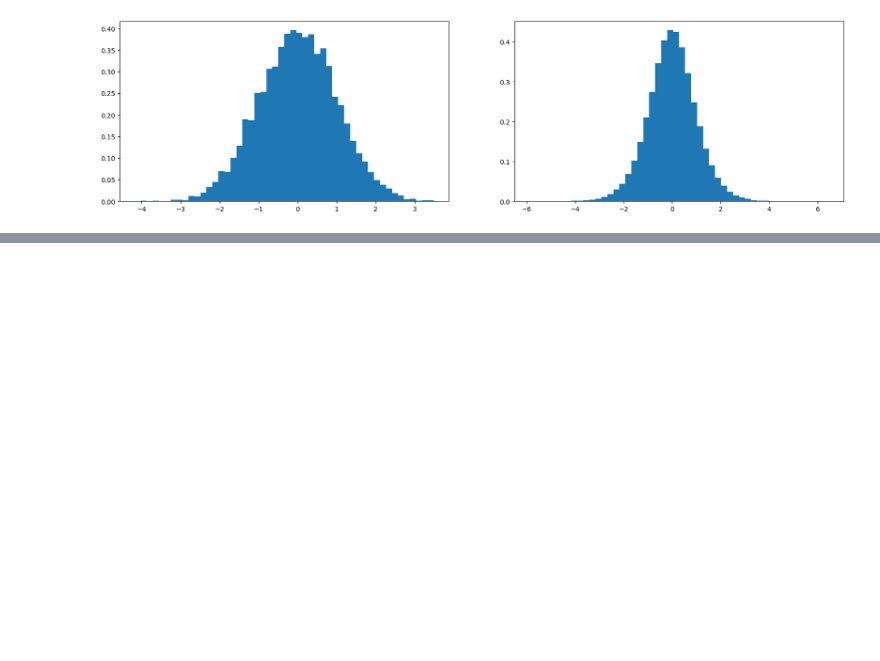
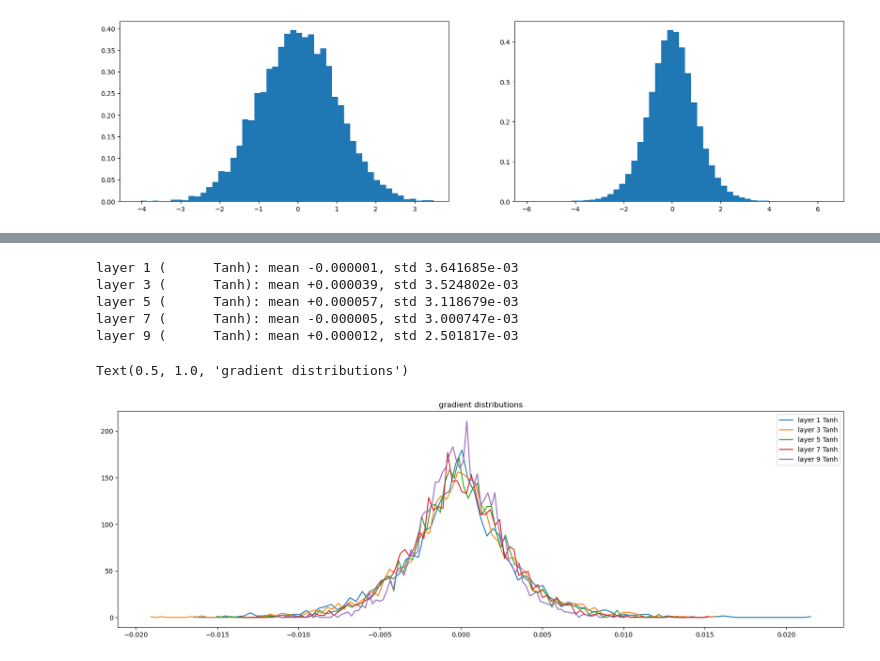
Before and after one commit to MaolinSun32/nn-zero-to-hero-sml, a Jupyter notebook: notebooks/4-th.ipynb, the cells around one changed output, grey strips where cells are left out. Saved outputs shown, nothing was run; the diff lists cells and outputs as text; code cells hidden in the pictures; blank space fills up the shorter version.

```diff
--- a/notebooks/4-th.ipynb
+++ b/notebooks/4-th.ipynb
@@ -408,0 +586,21 @@ tensor(-0.0020) tensor(1.0055)
+# %%
+# visualize histograms
+plt.figure(figsize=(20,6))
+legend = []
+for i, layer in enumerate(layers[:-1]):
+    if isinstance(layer, Tanh):
+        t=layer.out.grad
+        print('layer %d (%10s): mean %+f, std %e' % (i, layer.__class__.__name__, t.mean(), t.std()))
+        hy, hx = torch.histogram(t, density=True)
+        plt.plot(hx[:-1].detach(), hy.detach())
+        legend.append(f'layer {i} {layer.__class__.__name__}')
+plt.legend(legend)
+plt.title('gradient distributions')
+# %% [output]
+layer 1 (      Tanh): mean -0.000001, std 3.641685e-03
+layer 3 (      Tanh): mean +0.000039, std 3.524802e-03
+layer 5 (      Tanh): mean +0.000057, std 3.118679e-03
+layer 7 (      Tanh): mean -0.000005, std 3.000747e-03
+layer 9 (      Tanh): mean +0.000012, std 2.501817e-03
+Text(0.5, 1.0, 'gradient distributions')
+[figure, added]
```
Also changed, not shown: parts of 6 cells of this notebook.
